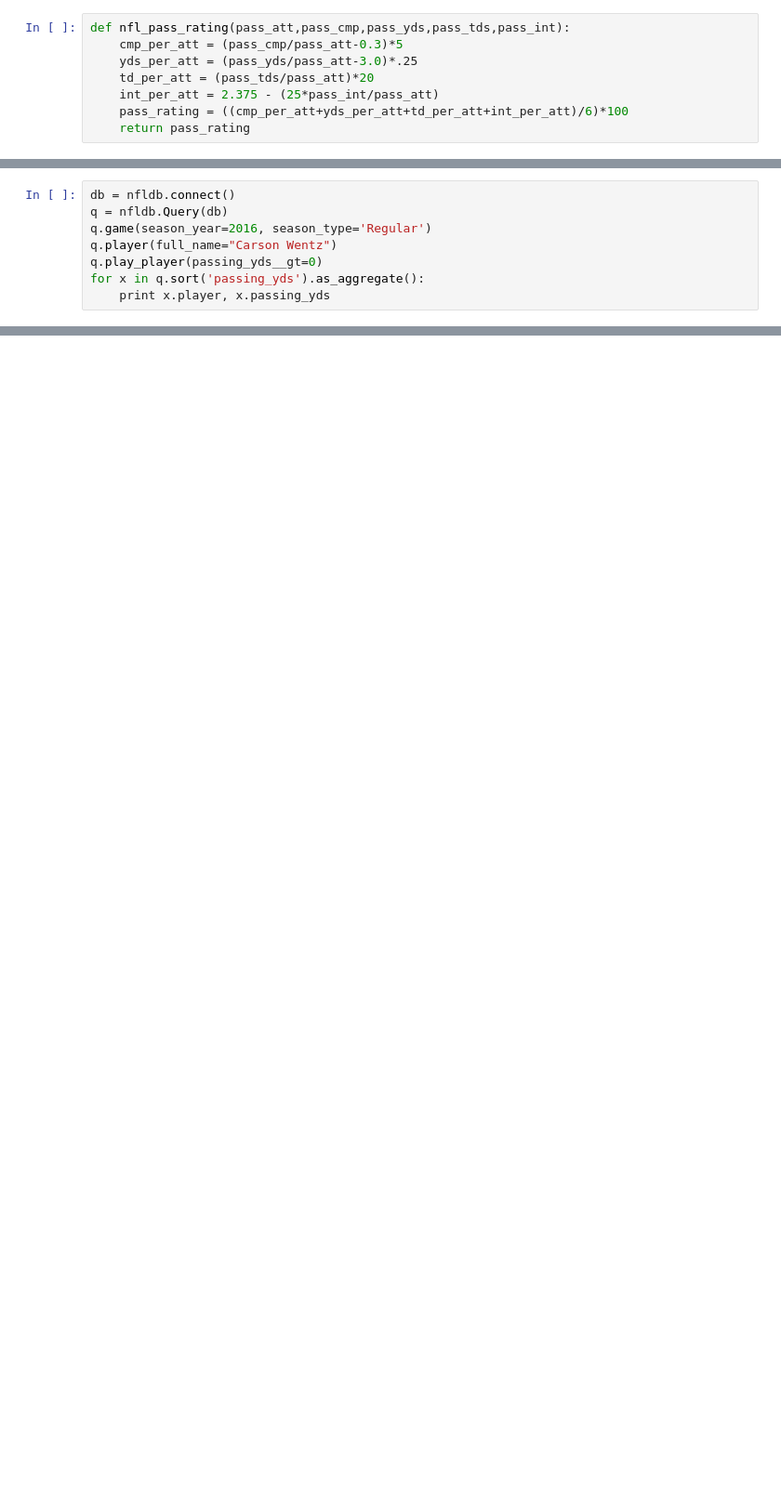
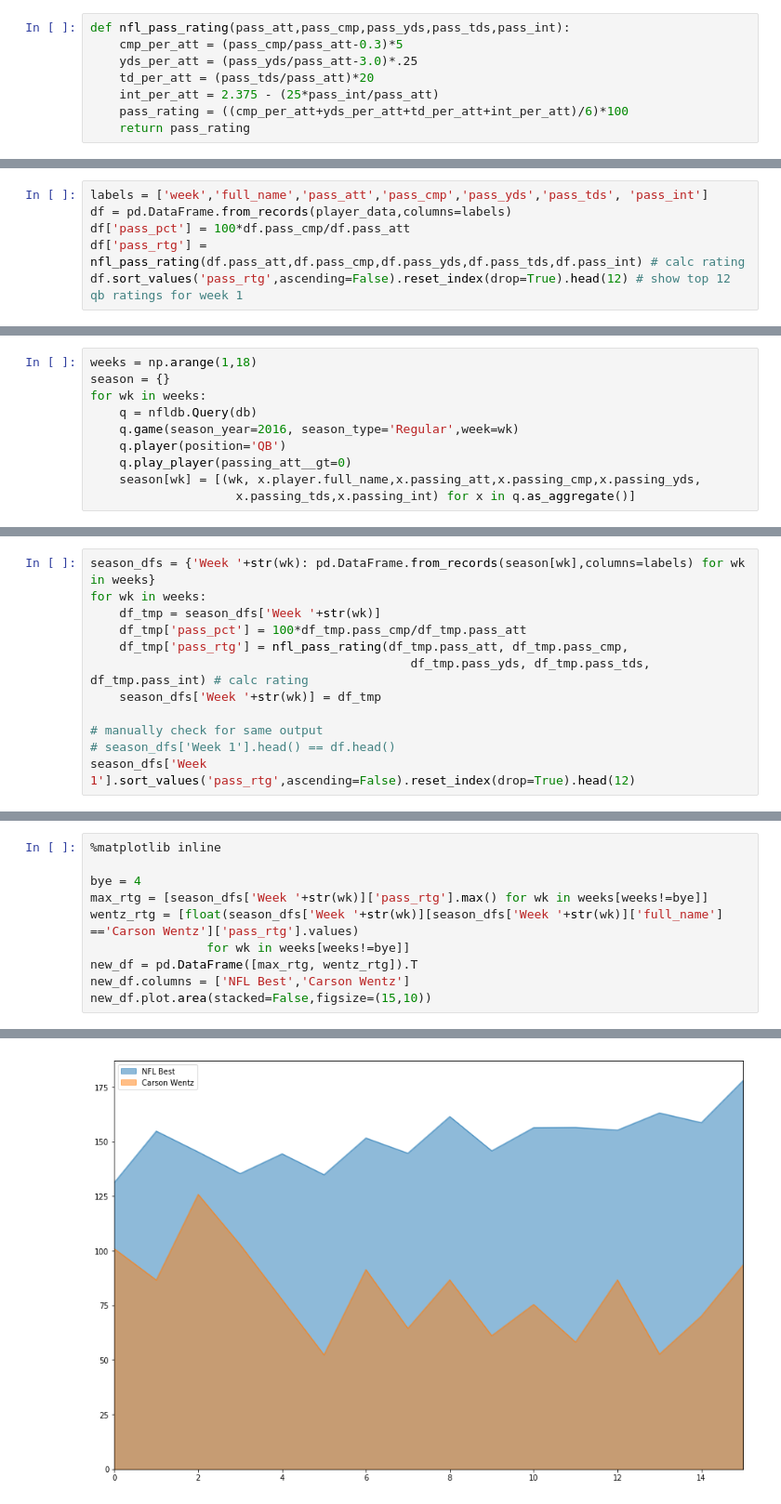
Before and after one commit to nromano7/FFB-Science, a Jupyter notebook: notebooks/nfldb-example-CarsonWentzStats.ipynb, the cells around one changed output, grey strips where cells are left out. Shown: that part at 93% size. Cells and saved outputs as stored; diff of their text form; blank space fills up the shorter version.

Commit message:
update nfldb example notebook

```diff
--- a/notebooks/nfldb-example-CarsonWentzStats.ipynb
+++ b/notebooks/nfldb-example-CarsonWentzStats.ipynb
@@ -47,0 +43,6 @@ long(30)/long(10)
+# %%
+labels = ['week','full_name','pass_att','pass_cmp','pass_yds','pass_tds', 'pass_int']
+df = pd.DataFrame.from_records(player_data,columns=labels)
+df['pass_pct'] = 100*df.pass_cmp/df.pass_att
+df['pass_rtg'] = nfl_pass_rating(df.pass_att,df.pass_cmp,df.pass_yds,df.pass_tds,df.pass_int) # calc rating
+df.sort_values('pass_rtg',ascending=False).reset_index(drop=True).head(12) # show top 12 qb ratings for week 1
@@ -48,8 +68,10 @@ long(30)/long(10)
 # %%
-db = nfldb.connect()
-q = nfldb.Query(db)
-q.game(season_year=2016, season_type='Regular')
-q.player(full_name="Carson Wentz")
-q.play_player(passing_yds__gt=0)
-for x in q.sort('passing_yds').as_aggregate():
-    print x.player, x.passing_yds
+weeks = np.arange(1,18)
+season = {}
+for wk in weeks:
+    q = nfldb.Query(db)
+    q.game(season_year=2016, season_type='Regular',week=wk)
+    q.player(position='QB')
+    q.play_player(passing_att__gt=0)
+    season[wk] = [(wk, x.player.full_name,x.passing_att,x.passing_cmp,x.passing_yds,
+                    x.passing_tds,x.passing_int) for x in q.as_aggregate()]
@@ -87,0 +80,12 @@ Regular 2016 week 17 on 01/01 at 01:00PM, DAL (13) at PHI (27) 245
+# %%
+season_dfs = {'Week '+str(wk): pd.DataFrame.from_records(season[wk],columns=labels) for wk in weeks}
+for wk in weeks:
+    df_tmp = season_dfs['Week '+str(wk)]
+    df_tmp['pass_pct'] = 100*df_tmp.pass_cmp/df_tmp.pass_att
+    df_tmp['pass_rtg'] = nfl_pass_rating(df_tmp.pass_att, df_tmp.pass_cmp,
+                                            df_tmp.pass_yds, df_tmp.pass_tds, df_tmp.pass_int) # calc rating
+    season_dfs['Week '+str(wk)] = df_tmp
+
+# manually check for same output
+# season_dfs['Week 1'].head() == df.head()
+season_dfs['Week 1'].sort_values('pass_rtg',ascending=False).reset_index(drop=True).head(12)
@@ -87,0 +106,11 @@ Regular 2016 week 17 on 01/01 at 01:00PM, DAL (13) at PHI (27) 245
+# %%
+%matplotlib inline
+
+bye = 4
+max_rtg = [season_dfs['Week '+str(wk)]['pass_rtg'].max() for wk in weeks[weeks!=bye]]
+wentz_rtg = [float(season_dfs['Week '+str(wk)][season_dfs['Week '+str(wk)]['full_name'] =='Carson Wentz']['pass_rtg'].values)
+                for wk in weeks[weeks!=bye]]
+new_df = pd.DataFrame([max_rtg, wentz_rtg]).T
+new_df.columns = ['NFL Best','Carson Wentz']
+new_df.plot.area(stacked=False,figsize=(15,10))
+# %% [output]
@@ -87,0 +118 @@ Regular 2016 week 17 on 01/01 at 01:00PM, DAL (13) at PHI (27) 245
+[figure, added]
```
Also changed, not shown: parts of 16 cells of this notebook.
